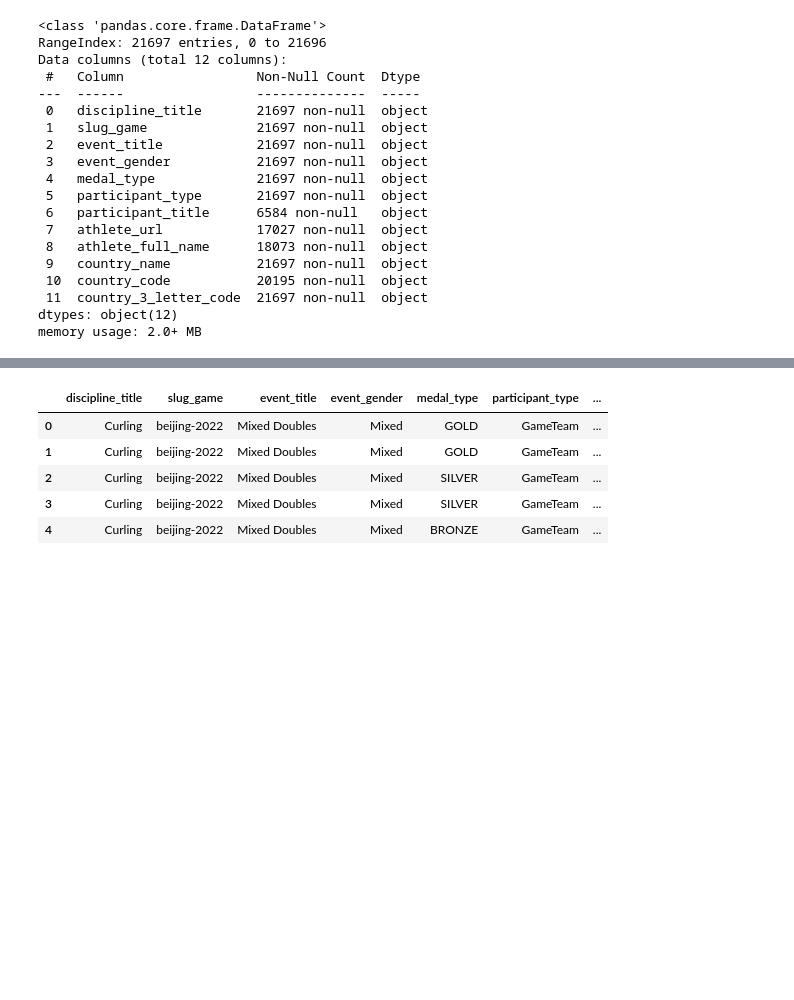
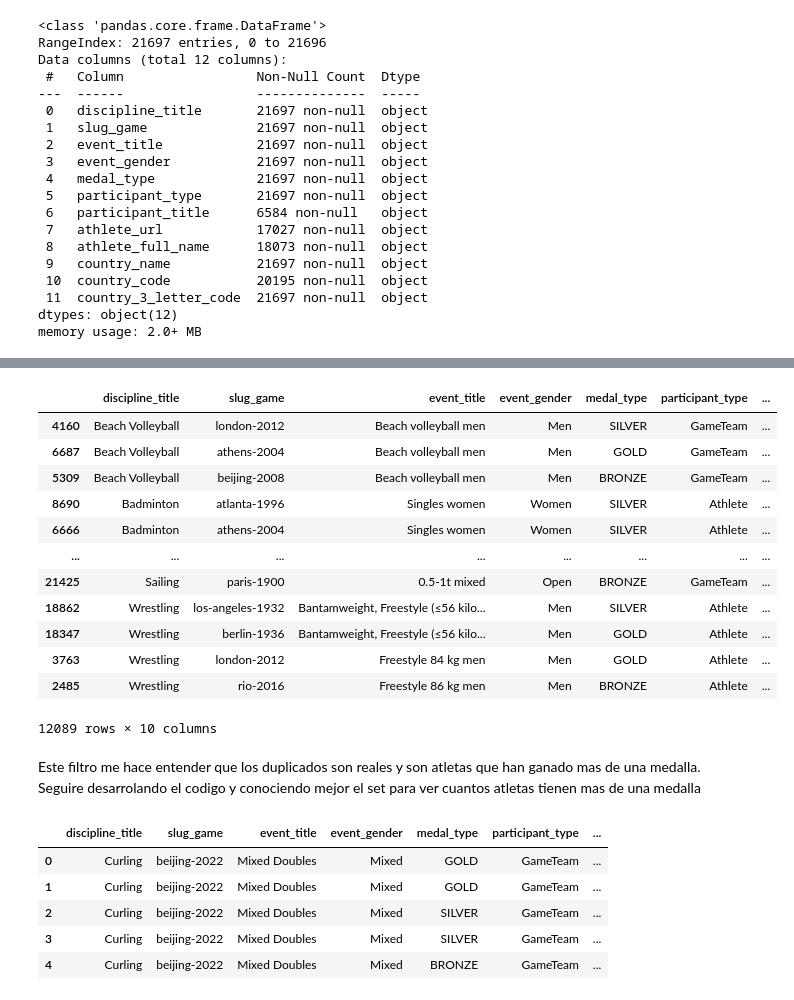
Before and after one commit to Mariadelmardp/Curso-ML, a Jupyter notebook: EDA_Olympic_games/EDA_olympic_medal.ipynb, the cells around one changed output, grey strips where cells are left out. Saved outputs shown, nothing was run; the diff lists cells and outputs as text; code cells hidden in the pictures; blank space fills up the shorter version.

Commit message:
Gestion de duplicados

```diff
--- a/EDA_Olympic_games/EDA_olympic_medal.ipynb
+++ b/EDA_Olympic_games/EDA_olympic_medal.ipynb
@@ -48,3 +72,25 @@ medals['athlete_full_name'].duplicated().sum()
+# %%
+# como no puedo abreriguar nada sobre ellos los reemplazo por 'Unknown'
+medals['athlete_full_name']=medals['athlete_full_name'].fillna('Unknown')
+# %%
+duplicados_fullname=medals[medals['athlete_full_name'].duplicated(keep=False)]
+duplicados_fullname.sort_values(by='athlete_full_name')
+# %% [output]
+|  | discipline_title | slug_game | event_title | event_gender | medal_type | participant_type | ... |
+| 4160 | Beach Volleyball | london-2012 | Beach volleyball men | Men | SILVER | GameTeam | ... |
+| 6687 | Beach Volleyball | athens-2004 | Beach volleyball men | Men | GOLD | GameTeam | ... |
+| 5309 | Beach Volleyball | beijing-2008 | Beach volleyball men | Men | BRONZE | GameTeam | ... |
+| 8690 | Badminton | atlanta-1996 | Singles women | Women | SILVER | Athlete | ... |
+| 6666 | Badminton | athens-2004 | Singles women | Women | SILVER | Athlete | ... |
+| ... | ... | ... | ... | ... | ... | ... | ... |
+| 21425 | Sailing | paris-1900 | 0.5-1t mixed | Open | BRONZE | GameTeam | ... |
+| 18862 | Wrestling | los-angeles-1932 | Bantamweight, Freestyle (≤56 kilo... | Men | SILVER | Athlete | ... |
+| 18347 | Wrestling | berlin-1936 | Bantamweight, Freestyle (≤56 kilo... | Men | GOLD | Athlete | ... |
+| 3763 | Wrestling | london-2012 | Freestyle 84 kg men | Men | GOLD | Athlete | ... |
+| 2485 | Wrestling | rio-2016 | Freestyle 86 kg men | Men | BRONZE | Athlete | ... |
+12089 rows × 10 columns
+# %% [markdown]
+Este filtro me hace entender que los duplicados son reales y son atletas que han ganado mas de una medalla. Seguire desarrolando el codigo y conociendo mejor el set para ver cuantos atletas tienen mas de una medalla
 # %%
 medals['year']=medals['slug_game'].str.split('-').str[-1]
 medals.head()
```
Also changed, not shown: parts of 5 cells of this notebook.
